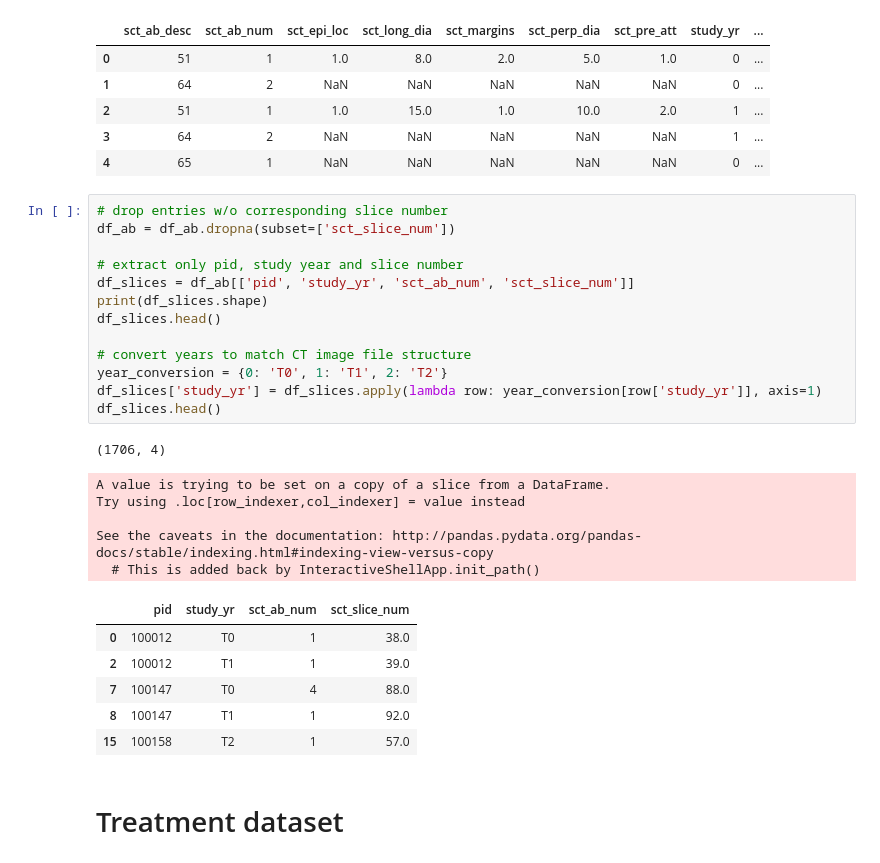
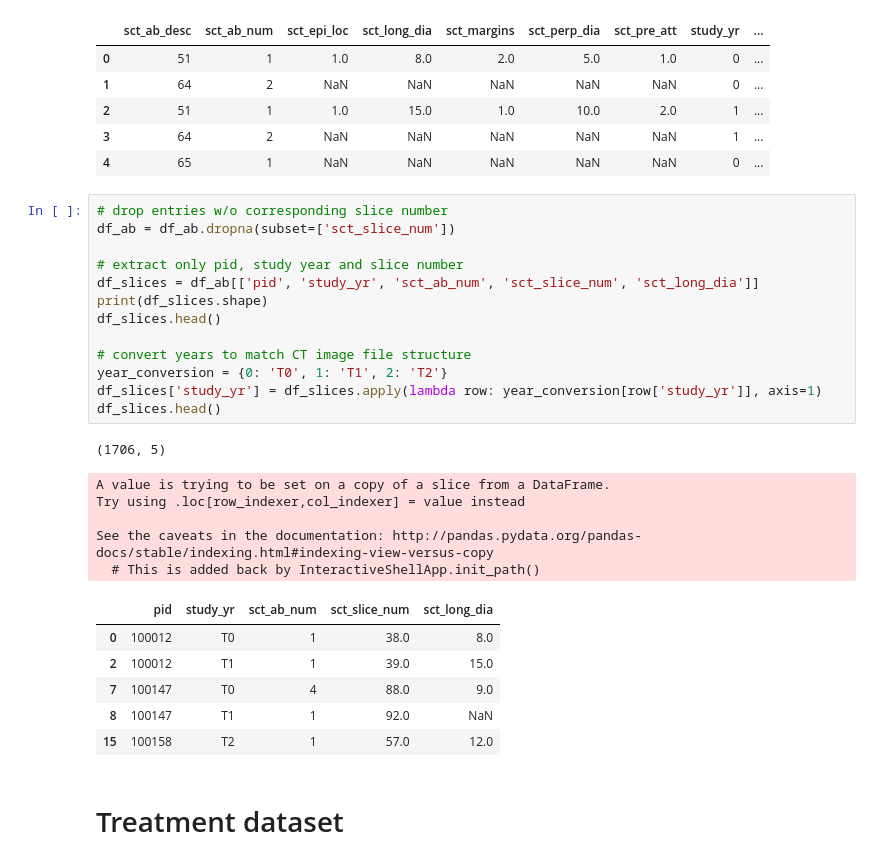
Before and after one commit to maggiebasta/lung-cancer-thesis, a Jupyter notebook: NLST/nlst_tabular_processing.ipynb, the cells around one changed output. Drawn from its saved outputs; the diff is of its cells as text.

```diff
--- a/NLST/nlst_tabular_processing.ipynb
+++ b/NLST/nlst_tabular_processing.ipynb
@@ -21,29 +21,29 @@ df_ab.head()
 # %%
 # drop entries w/o corresponding slice number
 df_ab = df_ab.dropna(subset=['sct_slice_num'])
 
 # extract only pid, study year and slice number
-df_slices = df_ab[['pid', 'study_yr', 'sct_ab_num', 'sct_slice_num']]
+df_slices = df_ab[['pid', 'study_yr', 'sct_ab_num', 'sct_slice_num', 'sct_long_dia']]
 print(df_slices.shape)
 df_slices.head()
 
 # convert years to match CT image file structure
 year_conversion = {0: 'T0', 1: 'T1', 2: 'T2'}
 df_slices['study_yr'] = df_slices.apply(lambda row: year_conversion[row['study_yr']], axis=1)
 df_slices.head()
 # %% [output]
-(1706, 4)
+(1706, 5)
 A value is trying to be set on a copy of a slice from a DataFrame.
 Try using .loc[row_indexer,col_indexer] = value instead
 
 See the caveats in the documentation: http://pandas.pydata.org/pandas-docs/stable/indexing.html#indexing-view-versus-copy
   # This is added back by InteractiveShellApp.init_path()
-|  | pid | study_yr | sct_ab_num | sct_slice_num |
-| 0 | 100012 | T0 | 1 | 38.0 |
-| 2 | 100012 | T1 | 1 | 39.0 |
-| 7 | 100147 | T0 | 4 | 88.0 |
-| 8 | 100147 | T1 | 1 | 92.0 |
-| 15 | 100158 | T2 | 1 | 57.0 |
+|  | pid | study_yr | sct_ab_num | sct_slice_num | sct_long_dia |
+| 0 | 100012 | T0 | 1 | 38.0 | 8.0 |
+| 2 | 100012 | T1 | 1 | 39.0 | 15.0 |
+| 7 | 100147 | T0 | 4 | 88.0 | 9.0 |
+| 8 | 100147 | T1 | 1 | 92.0 | NaN |
+| 15 | 100158 | T2 | 1 | 57.0 | 12.0 |
 # %% [markdown]
 # Treatment dataset
 # %%
```
Also changed, not shown: parts of 6 cells of this notebook, 3 other files.
